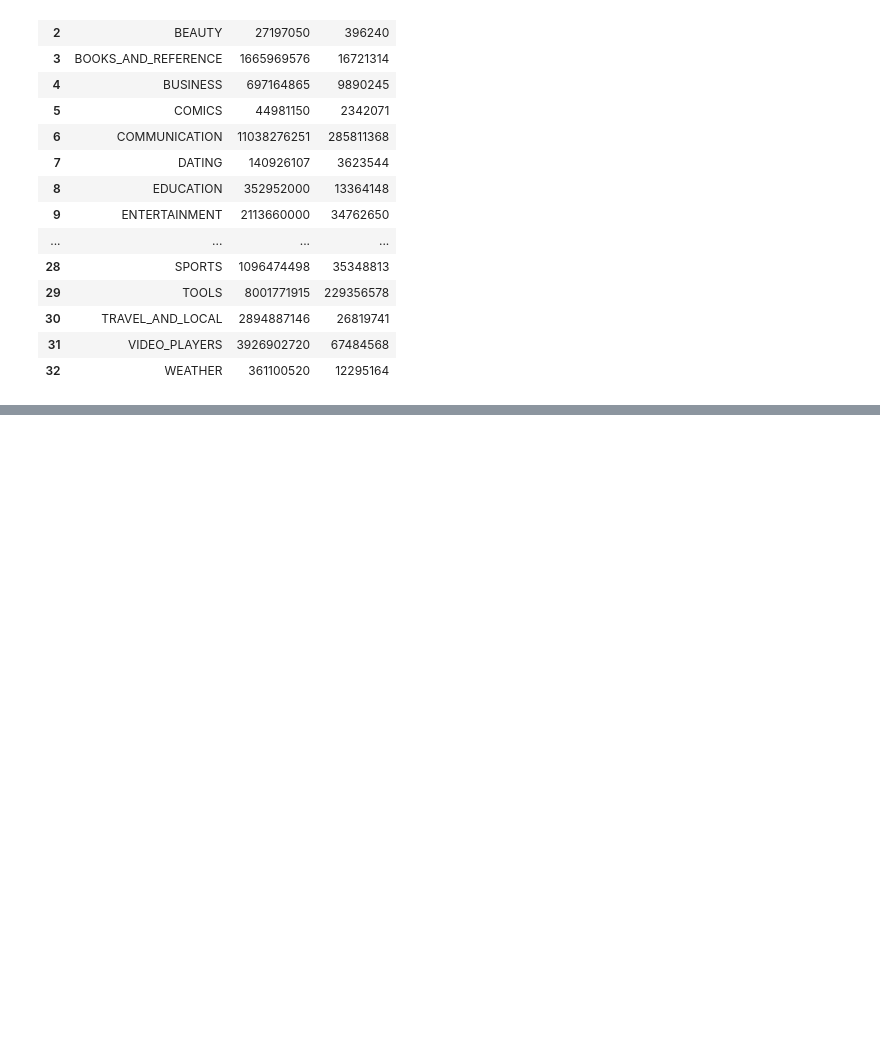
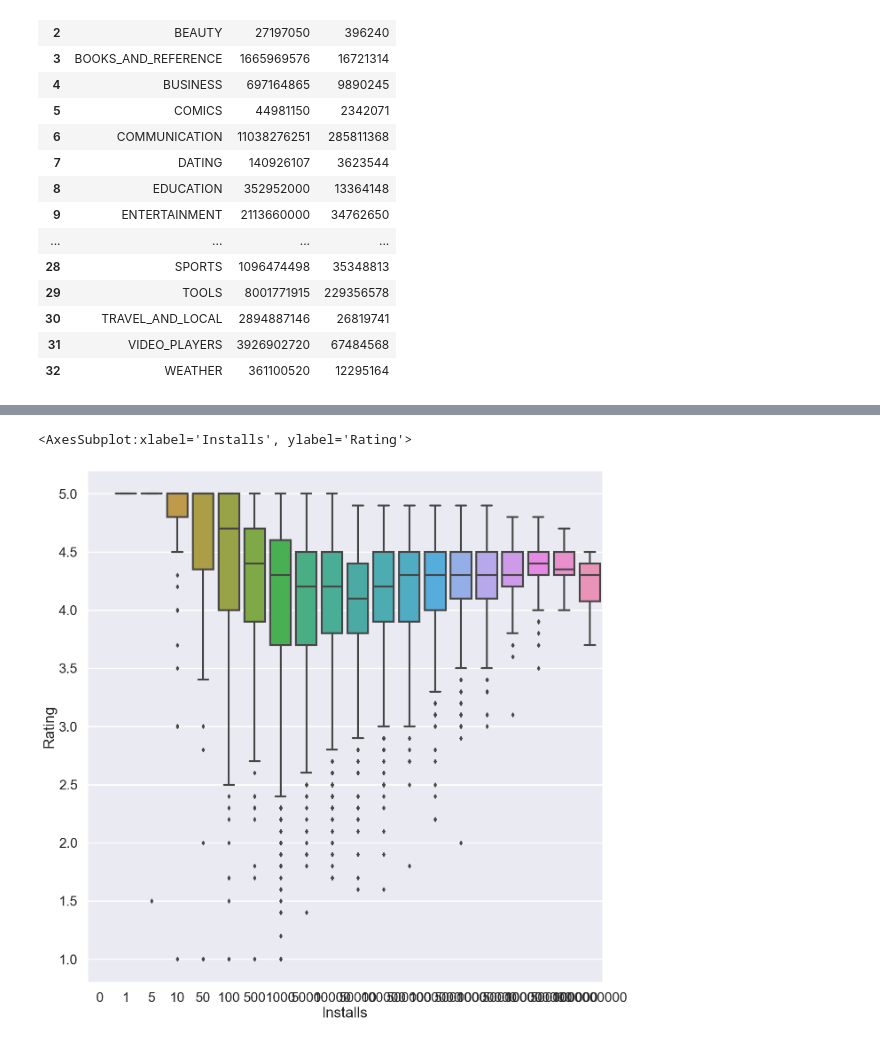
Before and after one commit to darshita2304/Data-Science-2.0, a Jupyter notebook: EDA/EDA_and_FE.ipynb, the cells around one changed output, grey strips where cells are left out. Saved outputs shown, nothing was run; the diff lists cells and outputs as text; code cells hidden in the pictures; blank space fills up the shorter version.

```diff
--- a/EDA/EDA_and_FE.ipynb
+++ b/EDA/EDA_and_FE.ipynb
@@ -509,0 +569,7 @@ df.groupby('Category').agg({"Installs":"sum", "Reviews":"sum"}).reset_index()
+# %%
+#rating according to installationa...
+plt.figure(figsize=(15,15))
+sns.boxplot(x='Installs', y='Rating', data=df)
+# %% [output]
+<AxesSubplot:xlabel='Installs', ylabel='Rating'>
+[figure, added]
```
Also changed, not shown: parts of 11 cells of this notebook.
